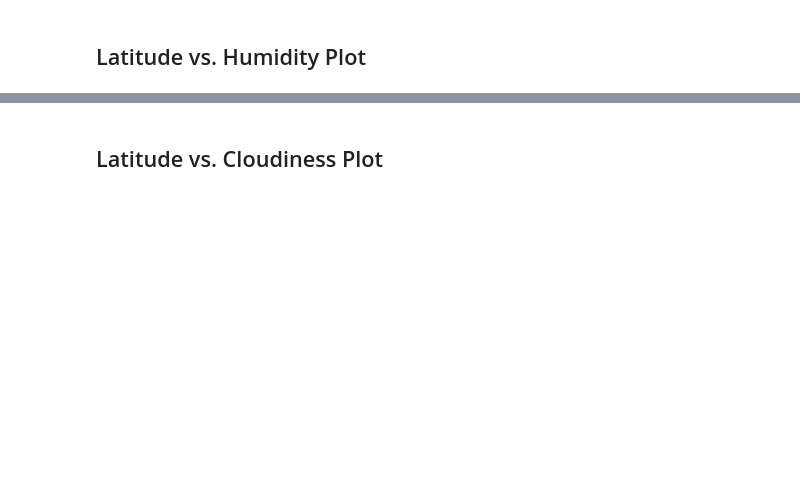
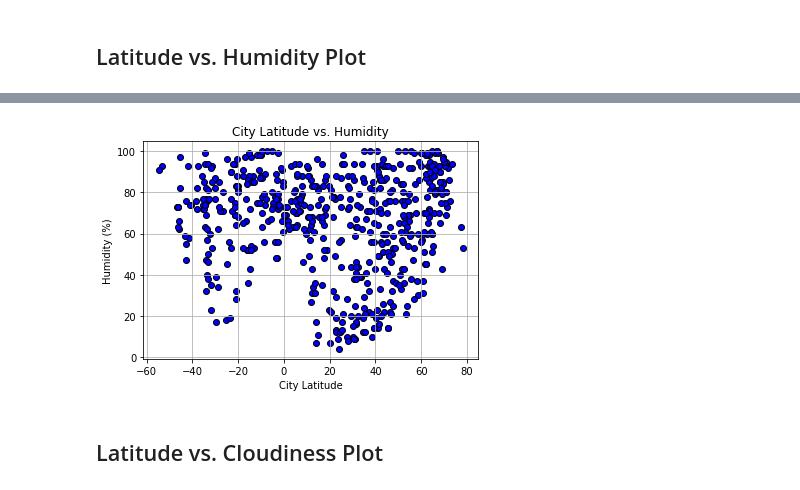
Before and after one commit to saschneider89/python-api-challenge, a Jupyter notebook: WeatherPy/WeatherPy.ipynb, the cells around one changed output, grey strips where cells are left out. Saved outputs shown, nothing was run; the diff lists cells and outputs as text; code cells hidden in the pictures; blank space fills up the shorter version.

```diff
--- a/WeatherPy/WeatherPy.ipynb
+++ b/WeatherPy/WeatherPy.ipynb
@@ -183,2 +182,11 @@ Int64Index([], dtype='int64')
+# %%
+#Scatter Plot Latitude vs Humidity
+plt.scatter(x=weatherCity_df["Lat"],y=weatherCity_df["Humidity"], color="blue", edgecolors="black")
+plt.title("City Latitude vs. Humidity")
+plt.xlabel("City Latitude")
+plt.ylabel("Humidity (%)")
+plt.grid()
+# %% [output]
+[figure, added]
 # %% [markdown]
 ## Latitude vs. Cloudiness Plot
```
Also changed, not shown: parts of 8 cells of this notebook.
